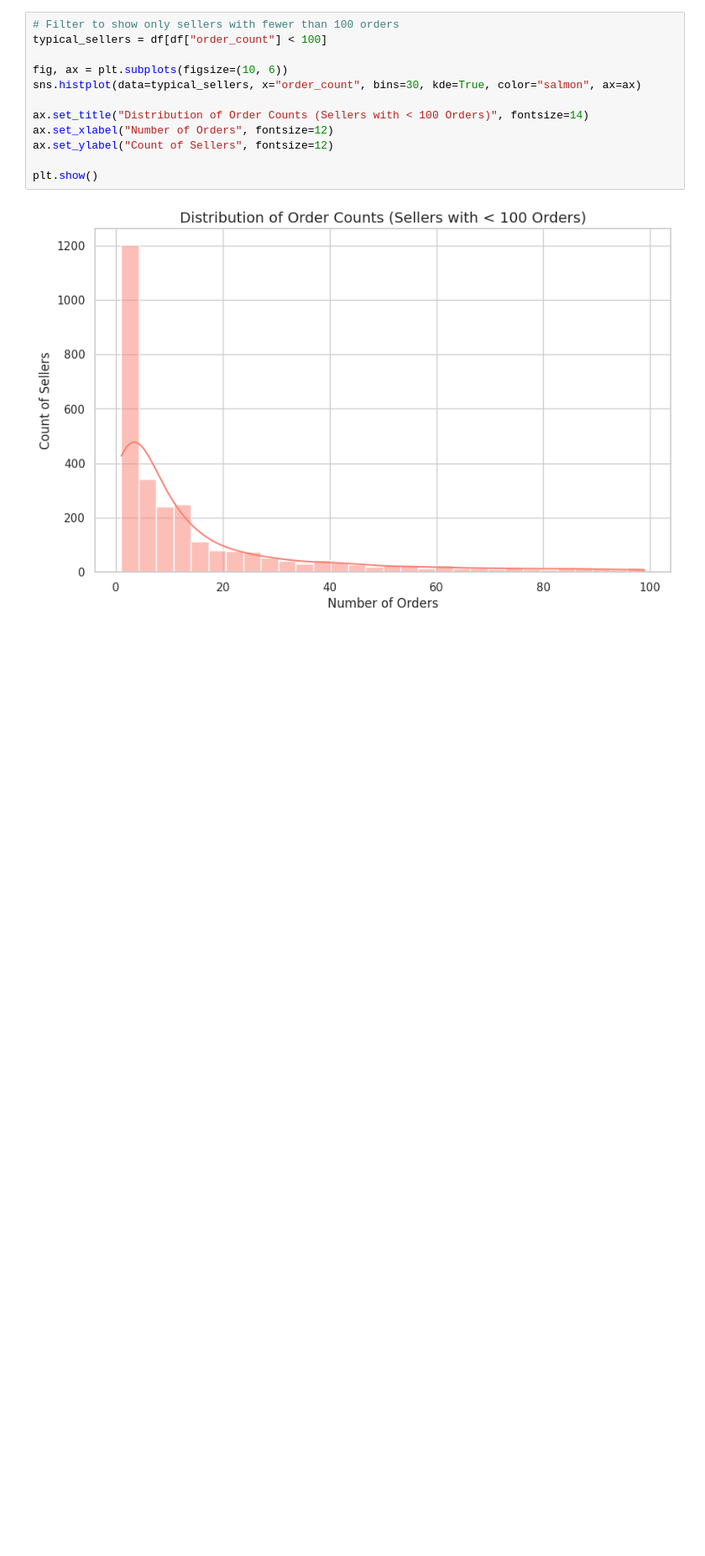
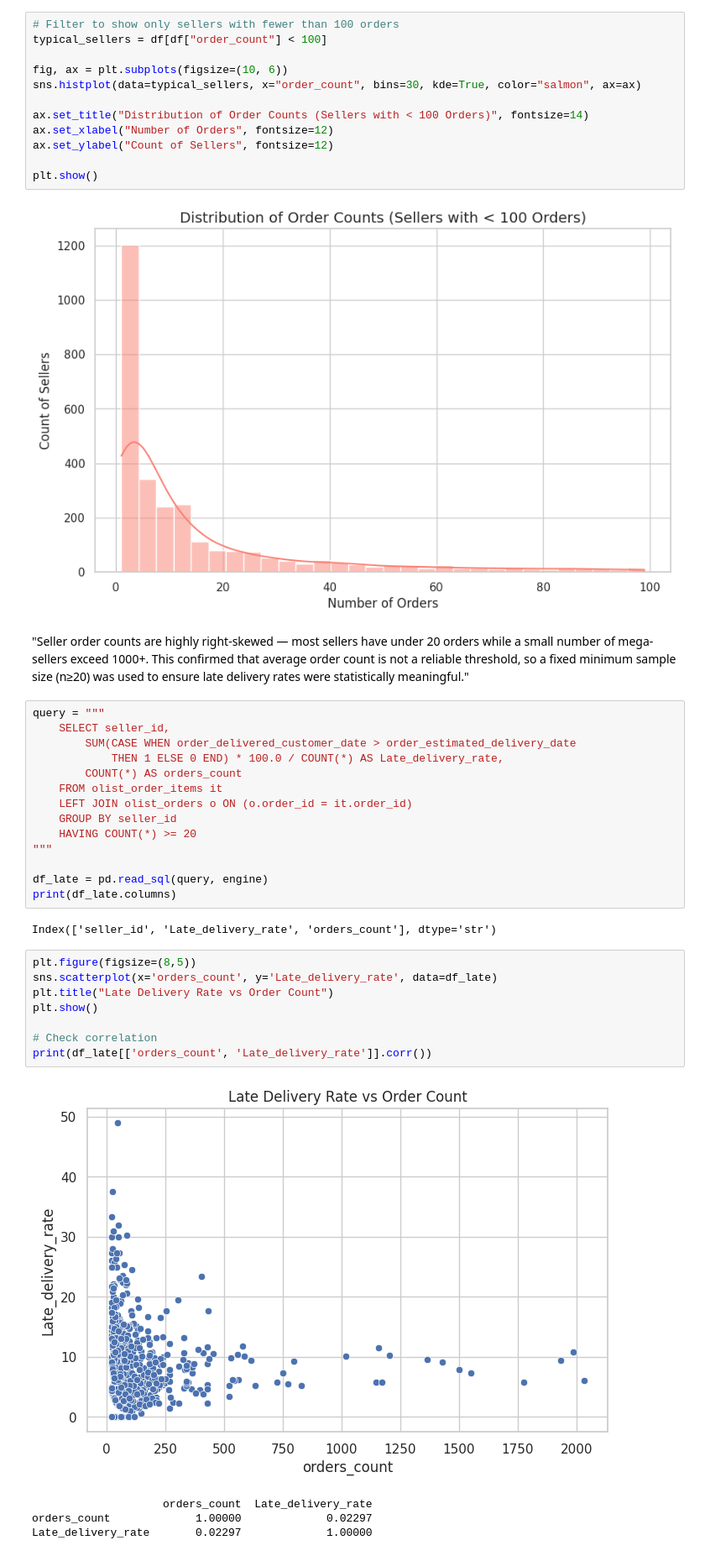
Before and after one commit to SaiShashankG/Olist_Brazilian, a Jupyter notebook: visualization.ipynb, the cells around one changed output. Shown at 84% size. Drawn from its saved outputs; the diff is of its cells as text; blank space fills up the shorter version.

```diff
--- a/visualization.ipynb
+++ b/visualization.ipynb
@@ -74,3 +74,34 @@ ax.set_ylabel("Count of Sellers", fontsize=12)
 plt.show()
 # %% [output]
 [figure]
+# %% [markdown]
+"Seller order counts are highly right-skewed — most sellers have under 20 orders while a small number of mega-sellers exceed 1000+. This confirmed that average order count is not a reliable threshold, so a fixed minimum sample size (n≥20) was used to ensure late delivery rates were statistically meaningful."
+# %%
+query = """
+    SELECT seller_id,
+        SUM(CASE WHEN order_delivered_customer_date > order_estimated_delivery_date
+            THEN 1 ELSE 0 END) * 100.0 / COUNT(*) AS Late_delivery_rate,
+        COUNT(*) AS orders_count
+    FROM olist_order_items it
+    LEFT JOIN olist_orders o ON (o.order_id = it.order_id)
+    GROUP BY seller_id
+    HAVING COUNT(*) >= 20
+"""
+
+df_late = pd.read_sql(query, engine)
+print(df_late.columns)
+# %% [output]
+Index(['seller_id', 'Late_delivery_rate', 'orders_count'], dtype='str')
+# %%
+plt.figure(figsize=(8,5))
+sns.scatterplot(x='orders_count', y='Late_delivery_rate', data=df_late)
+plt.title("Late Delivery Rate vs Order Count")
+plt.show()
+
+# Check correlation
+print(df_late[['orders_count', 'Late_delivery_rate']].corr())
+# %% [output]
+[figure, added]
+                    orders_count  Late_delivery_rate
+orders_count             1.00000             0.02297
+Late_delivery_rate       0.02297             1.00000
```
Also changed, not shown: 1 other file.
